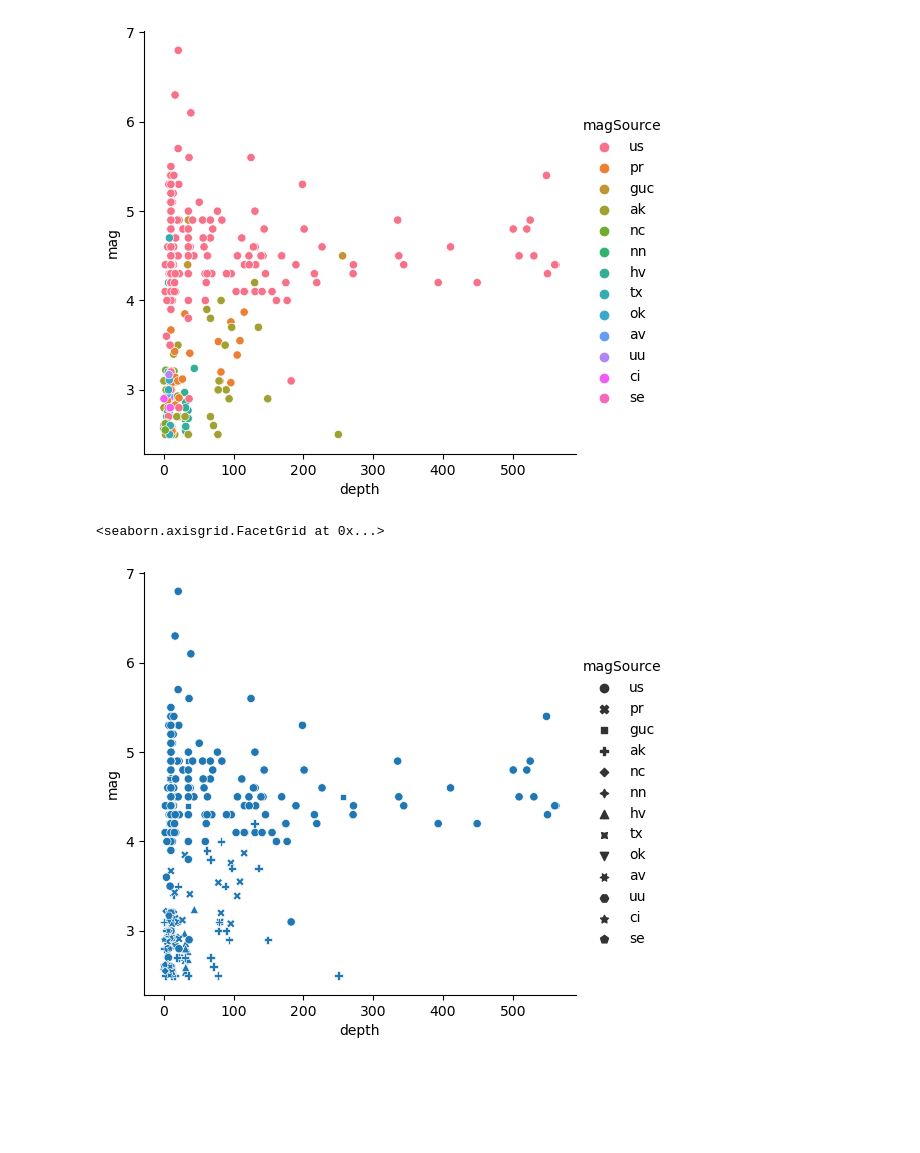
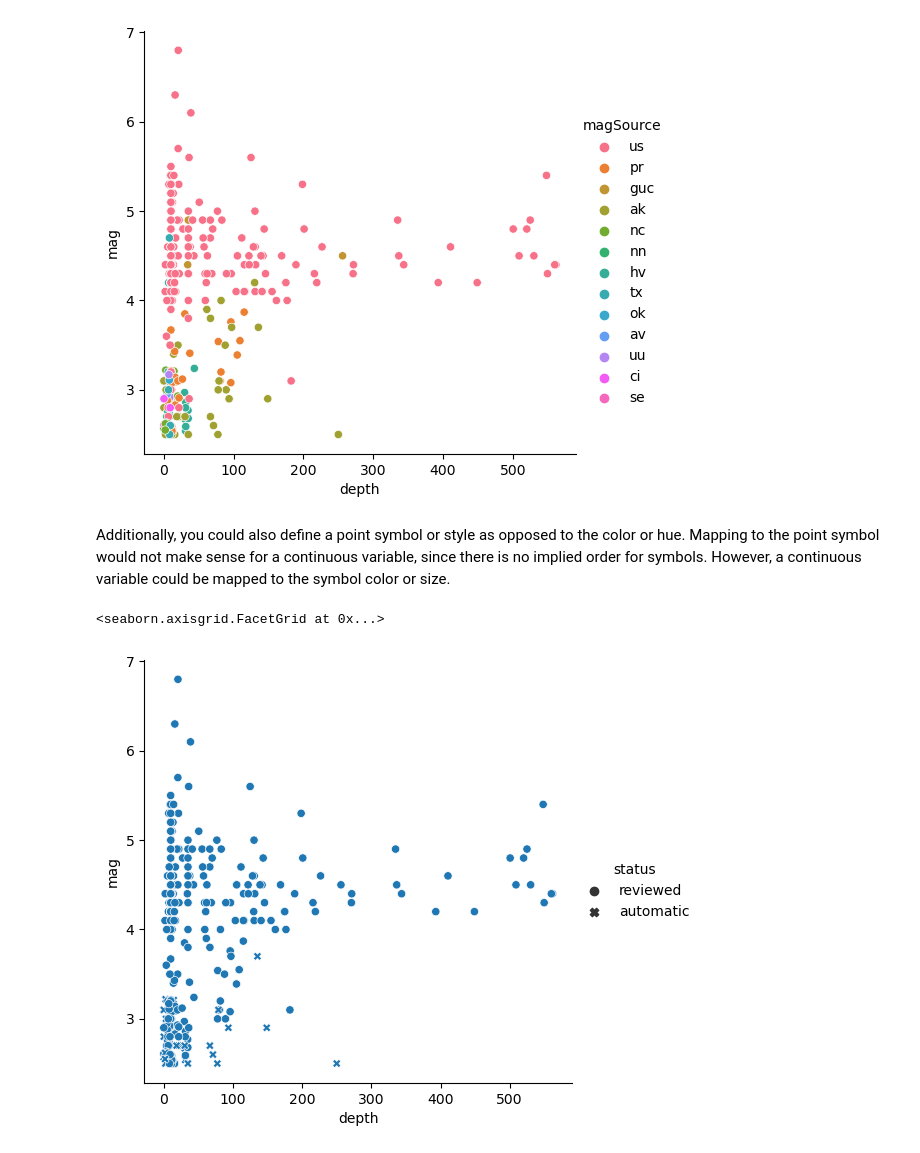
Before and after one commit to mfbenitezp/PY4SA_Course, a Jupyter notebook: Python_DataViz.ipynb, the cells around one changed output. Saved outputs shown, nothing was run; the diff lists cells and outputs as text; code cells hidden in the pictures; blank space fills up the shorter version.

Commit message:
Data Viz added

```diff
--- a/Python_DataViz.ipynb
+++ b/Python_DataViz.ipynb
@@ -208,8 +224,10 @@ sns.relplot(x="depth", y="mag", hue="magSource", data=earthquakes)
 # %% [output]
 <seaborn.axisgrid.FacetGrid at 0x...>
 [figure]
+# %% [markdown]
+Additionally, you could also define a point symbol or style as opposed to the color or hue. Mapping to the point symbol would not make sense for a continuous variable, since there is no implied order for symbols. However, a continuous variable could be mapped to the symbol color or size.
 # %%
-sns.relplot(x="depth", y="mag", style="magSource", data=earthquakes)
+sns.relplot(x="depth", y="mag", style="status", data=earthquakes)
 # %% [output]
 <seaborn.axisgrid.FacetGrid at 0x...>
-[figure, old version]
+[figure, new version]
```
Also changed, not shown: parts of 19 cells of this notebook, 2 other files.
